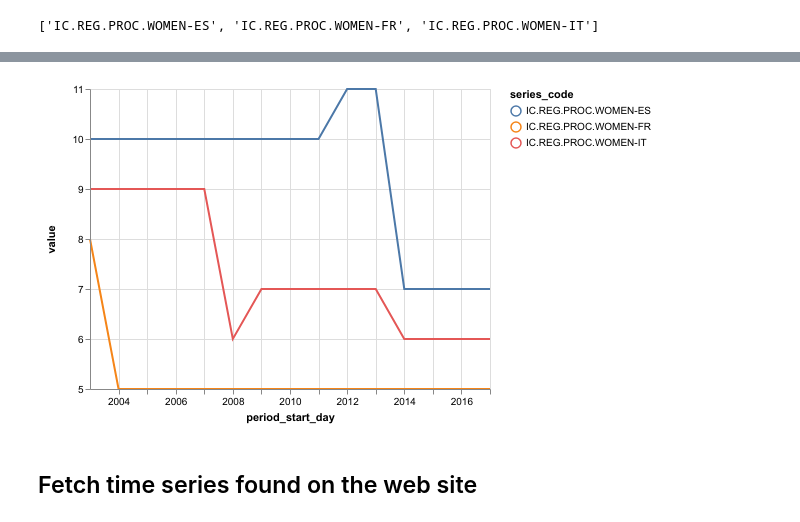
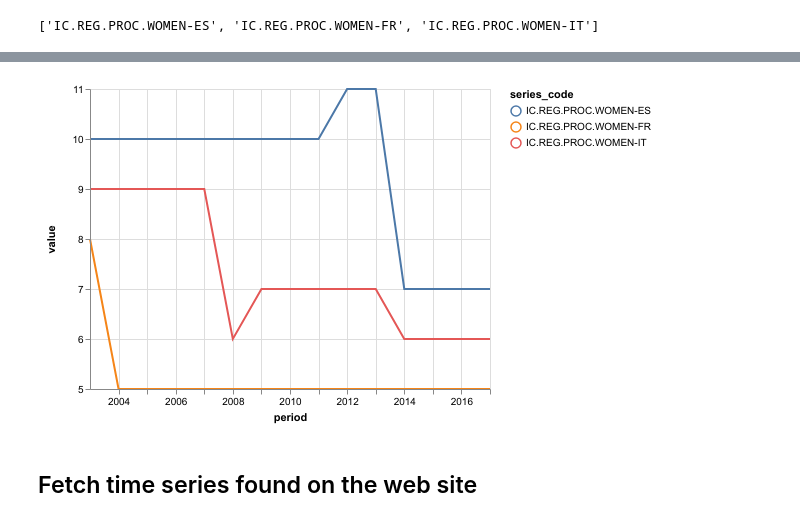
Before and after one commit to ceschi/dbnomics-python-client, a Jupyter notebook: index.ipynb, the cells around one changed output, grey strips where cells are left out. Cells and saved outputs as stored; diff of their text form; code cells hidden in the pictures.

```diff
--- a/index.ipynb
+++ b/index.ipynb
@@ -178,14 +178,14 @@ df3.series_code.unique().tolist()
 df3_clean = clean_dataframe(df3)
 # %%
 chart = Chart(df3_clean).mark_line().encode(
-    x='period_start_day',
+    x='period',
     y=Y('value', scale=Scale(zero=False)),
     color='series_code',
 )
 chart
 # %% [output]
 [interactive output not drawn]
-[figure, old version]
+[figure, new version]
 # %% [markdown]
 ## Fetch time series found on the web site
 # %% [markdown]
```
Also changed, not shown: parts of 12 cells of this notebook, 4 other files.
